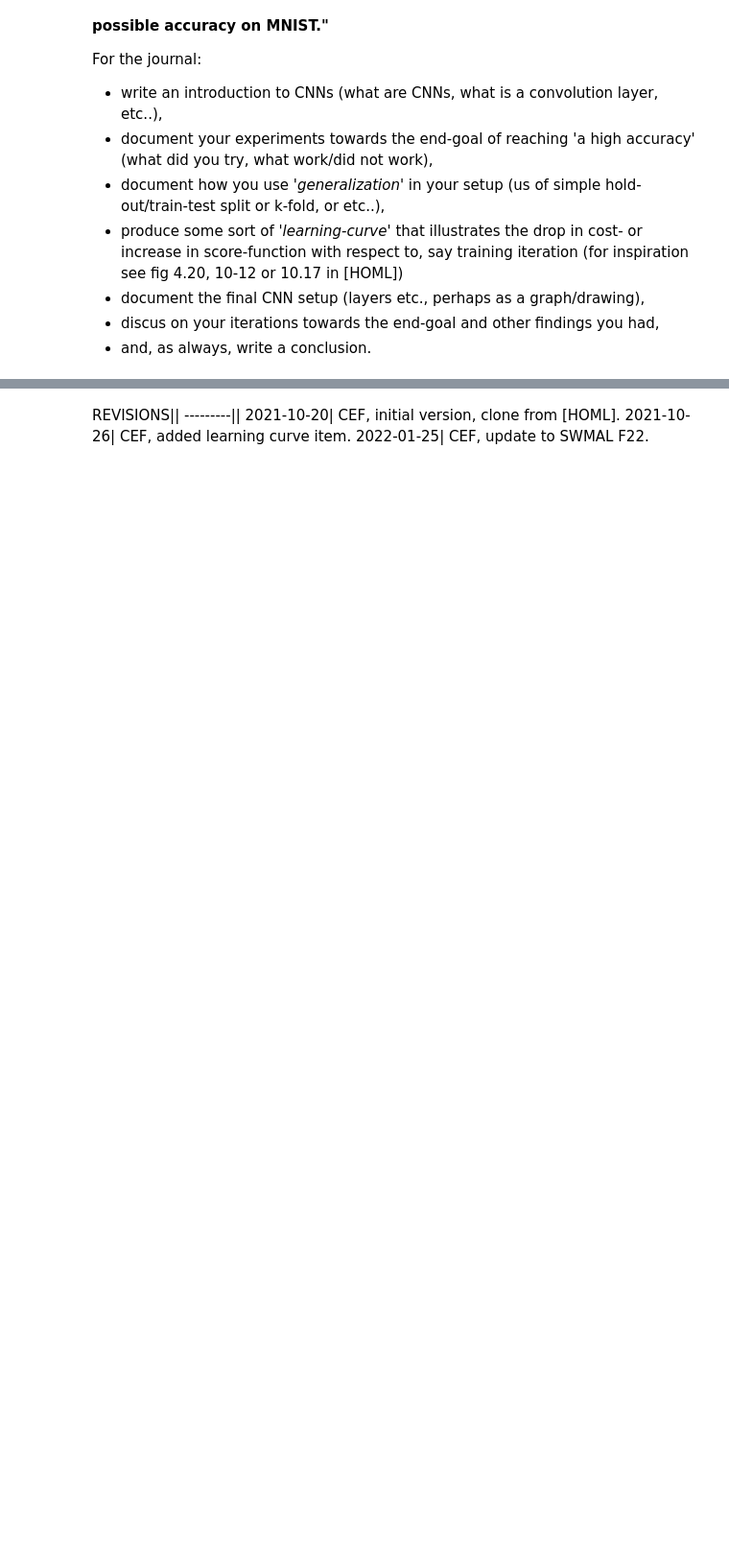
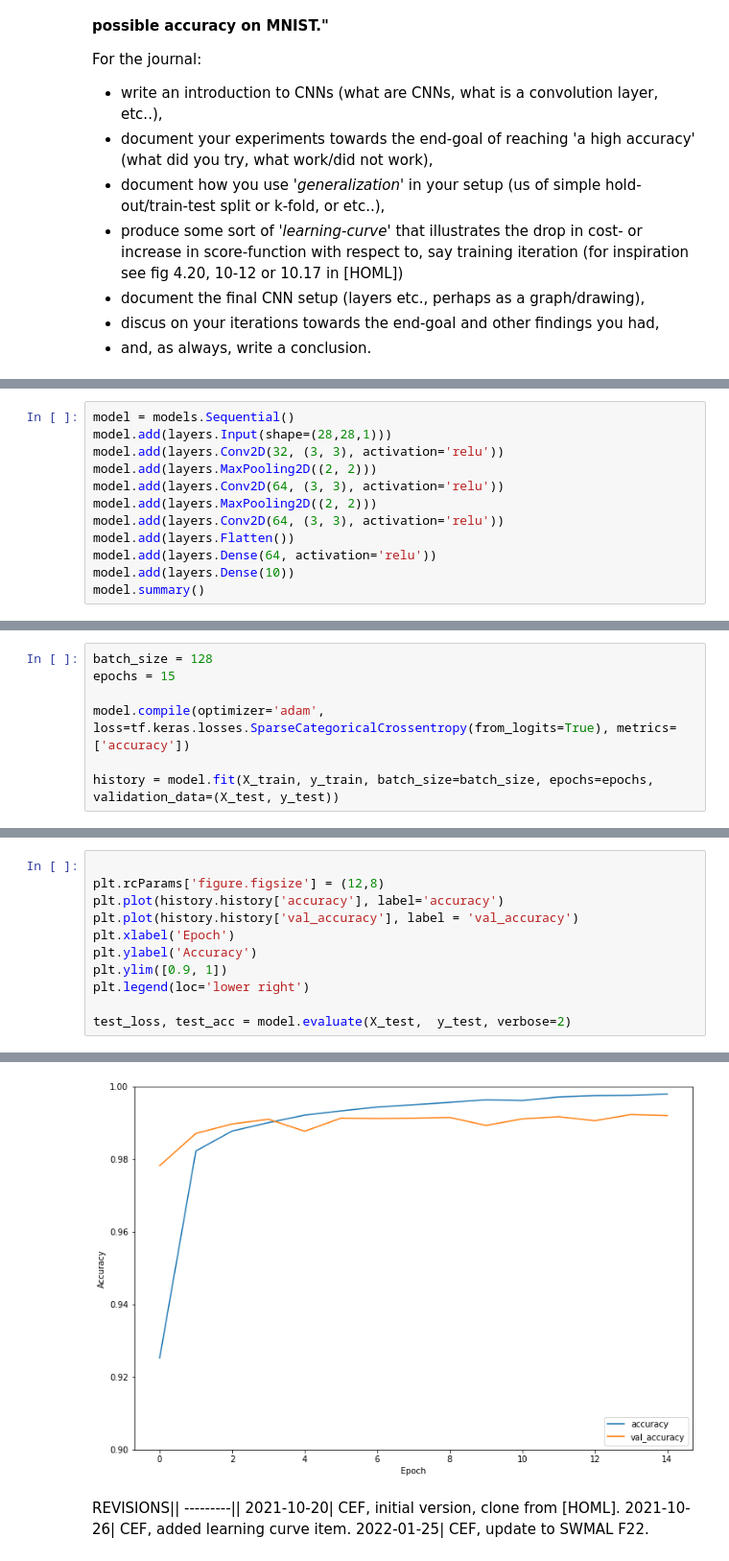
Before and after one commit to MariusHBovbjerg/MAL-opgaver, a Jupyter notebook: Opgaver/L7-opgave/O1/cnn.ipynb, the cells around one changed output, grey strips where cells are left out. Shown at 96% size. Saved outputs shown, nothing was run; the diff lists cells and outputs as text; blank space fills up the shorter version.

```diff
--- a/Opgaver/L7-opgave/O1/cnn.ipynb
+++ b/Opgaver/L7-opgave/O1/cnn.ipynb
@@ -22,0 +42,12 @@ For the journal:
+# %%
+model = models.Sequential()
+model.add(layers.Input(shape=(28,28,1)))
+model.add(layers.Conv2D(32, (3, 3), activation='relu'))
+model.add(layers.MaxPooling2D((2, 2)))
+model.add(layers.Conv2D(64, (3, 3), activation='relu'))
+model.add(layers.MaxPooling2D((2, 2)))
+model.add(layers.Conv2D(64, (3, 3), activation='relu'))
+model.add(layers.Flatten())
+model.add(layers.Dense(64, activation='relu'))
+model.add(layers.Dense(10))
+model.summary()
@@ -22,0 +72,7 @@ For the journal:
+# %%
+batch_size = 128
+epochs = 15
+
+model.compile(optimizer='adam', loss=tf.keras.losses.SparseCategoricalCrossentropy(from_logits=True), metrics=['accuracy'])
+
+history = model.fit(X_train, y_train, batch_size=batch_size, epochs=epochs, validation_data=(X_test, y_test))
@@ -22,0 +97,12 @@ For the journal:
+# %%
+
+plt.rcParams['figure.figsize'] = (12,8)
+plt.plot(history.history['accuracy'], label='accuracy')
+plt.plot(history.history['val_accuracy'], label = 'val_accuracy')
+plt.xlabel('Epoch')
+plt.ylabel('Accuracy')
+plt.ylim([0.9, 1])
+plt.legend(loc='lower right')
+
+test_loss, test_acc = model.evaluate(X_test,  y_test, verbose=2)
+# %% [output]
@@ -23,3 +110,4 @@ For the journal:
+[figure, added]
 # %% [markdown]
 REVISIONS||
 ---------||
```
Also changed, not shown: parts of 5 cells of this notebook.
